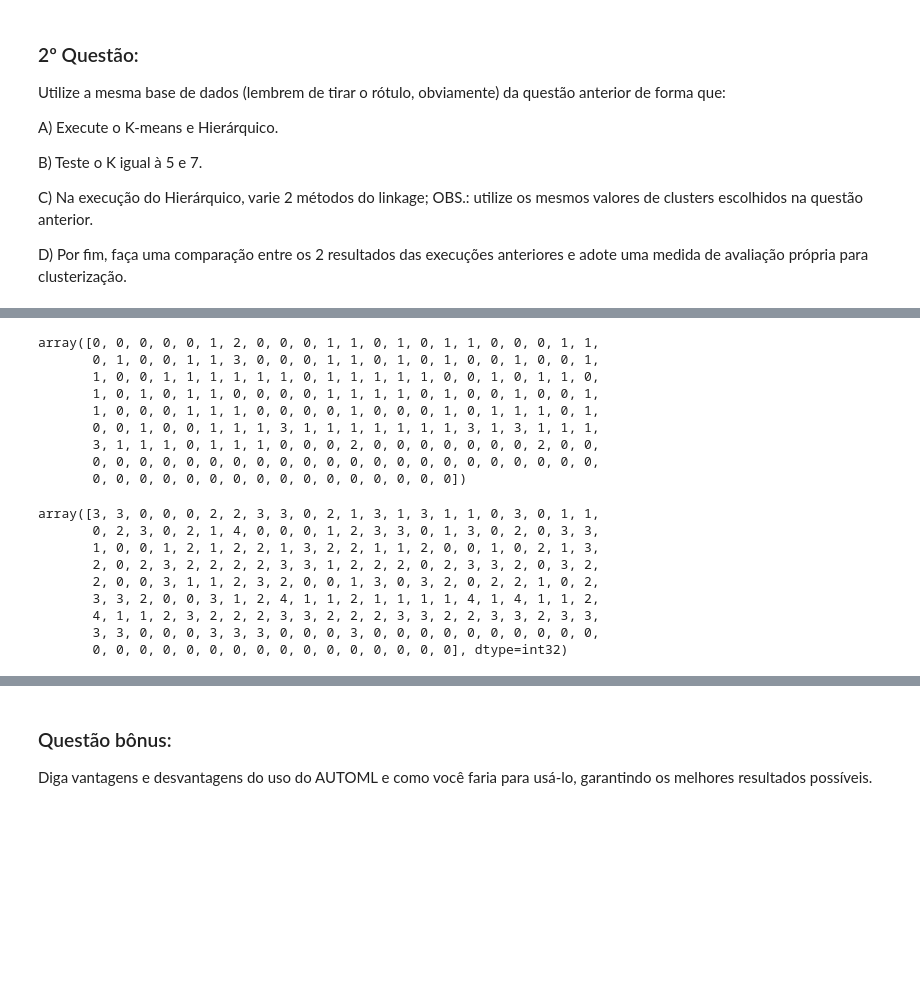
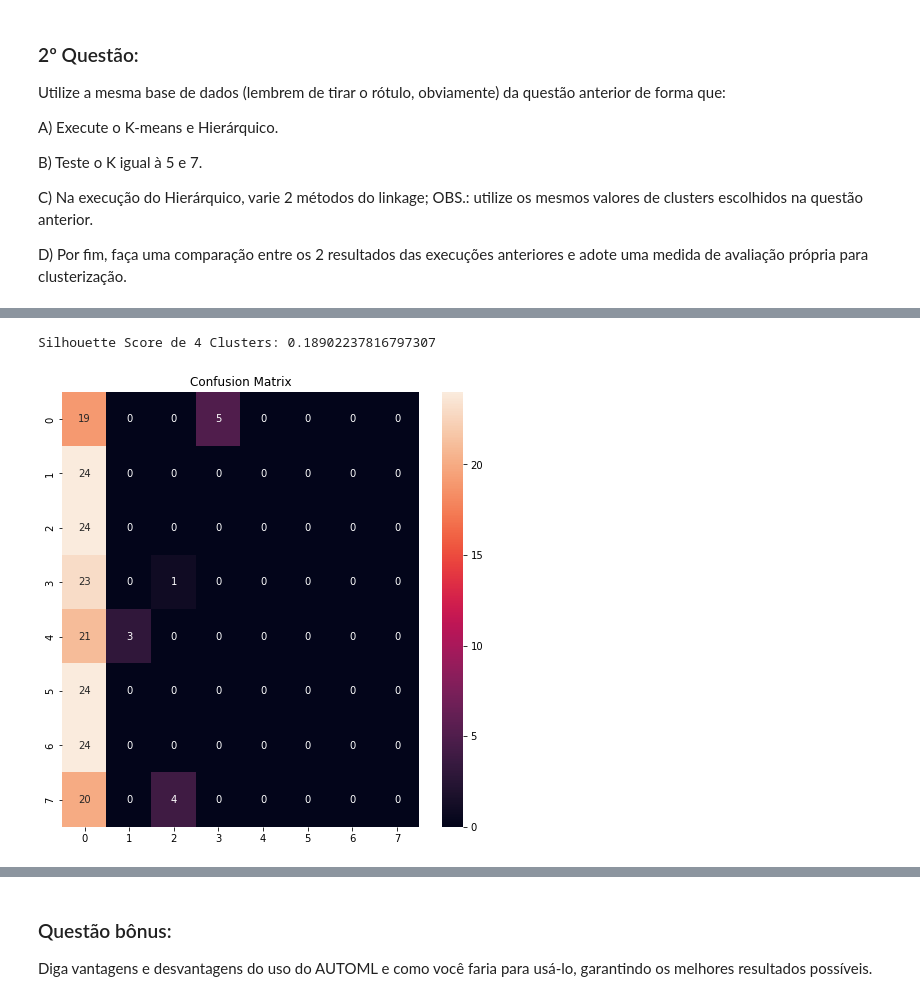
Before and after one commit to mthonorio/IA, a Jupyter notebook: prova_2/ProvaIA_2.ipynb, the cells around one changed output, grey strips where cells are left out. Saved outputs shown, nothing was run; the diff lists cells and outputs as text; code cells hidden in the pictures; blank space fills up the shorter version.

```diff
--- a/prova_2/ProvaIA_2.ipynb
+++ b/prova_2/ProvaIA_2.ipynb
@@ -398,30 +406,16 @@ array([0, 0, 1, 1, 1, 0, 3, 1, 0, 1, 0, 2, 1, 2, 0, 0, 2, 1, 1, 1, 2, 2,
 # %%
 # Execução do Hierárquico com método average e 4 clusters
 
 cluster = AgglomerativeClustering(n_clusters = 4, affinity = 'euclidean', linkage = 'average')
-cluster.fit_predict(df_treaty)
+pred_h = cluster.fit_predict(df_X)
+pred_Hierarquico["4 - average"] = pred_h
+score = silhouette_score(df_X, cluster.labels_, metric='euclidean')
+
+print("Silhouette Score de 4 Clusters: {}\n".format(score))
+ax = sns.heatmap(confusion_matrix(df_treated["GRADE"],pred_h),annot=(confusion_matrix(df_treated["GRADE"],pred_h)))
+ax.figure.set_size_inches(8, 8)
+ax.set_title("Confusion Matrix")
+plt.show()
 # %% [output]
-array([0, 0, 0, 0, 0, 1, 2, 0, 0, 0, 1, 1, 0, 1, 0, 1, 1, 0, 0, 0, 1, 1,
-       0, 1, 0, 0, 1, 1, 3, 0, 0, 0, 1, 1, 0, 1, 0, 1, 0, 0, 1, 0, 0, 1,
-       1, 0, 0, 1, 1, 1, 1, 1, 1, 0, 1, 1, 1, 1, 1, 0, 0, 1, 0, 1, 1, 0,
-       1, 0, 1, 0, 1, 1, 0, 0, 0, 0, 1, 1, 1, 1, 0, 1, 0, 0, 1, 0, 0, 1,
-       1, 0, 0, 0, 1, 1, 1, 0, 0, 0, 0, 1, 0, 0, 0, 1, 0, 1, 1, 1, 0, 1,
-       0, 0, 1, 0, 0, 1, 1, 1, 3, 1, 1, 1, 1, 1, 1, 1, 3, 1, 3, 1, 1, 1,
-       3, 1, 1, 1, 0, 1, 1, 1, 0, 0, 0, 2, 0, 0, 0, 0, 0, 0, 0, 2, 0, 0,
-       0, 0, 0, 0, 0, 0, 0, 0, 0, 0, 0, 0, 0, 0, 0, 0, 0, 0, 0, 0, 0, 0,
-       0, 0, 0, 0, 0, 0, 0, 0, 0, 0, 0, 0, 0, 0, 0, 0])
+Silhouette Score de 4 Clusters: 0.18902237816797307
+[figure, added]
-# %%
-# Execução do K-means com 5 clusters
-
-kmeans = KMeans(n_clusters=5, random_state=1)
-kmeans.fit_predict(df_treaty)
-# %% [output]
-array([3, 3, 0, 0, 0, 2, 2, 3, 3, 0, 2, 1, 3, 1, 3, 1, 1, 0, 3, 0, 1, 1,
-       0, 2, 3, 0, 2, 1, 4, 0, 0, 0, 1, 2, 3, 3, 0, 1, 3, 0, 2, 0, 3, 3,
-       1, 0, 0, 1, 2, 1, 2, 2, 1, 3, 2, 2, 1, 1, 2, 0, 0, 1, 0, 2, 1, 3,
-       2, 0, 2, 3, 2, 2, 2, 2, 3, 3, 1, 2, 2, 2, 0, 2, 3, 3, 2, 0, 3, 2,
-       2, 0, 0, 3, 1, 1, 2, 3, 2, 0, 0, 1, 3, 0, 3, 2, 0, 2, 2, 1, 0, 2,
-       3, 3, 2, 0, 0, 3, 1, 2, 4, 1, 1, 2, 1, 1, 1, 1, 4, 1, 4, 1, 1, 2,
-       4, 1, 1, 2, 3, 2, 2, 2, 3, 3, 2, 2, 2, 3, 3, 2, 2, 3, 3, 2, 3, 3,
-       3, 3, 0, 0, 0, 3, 3, 3, 0, 0, 0, 3, 0, 0, 0, 0, 0, 0, 0, 0, 0, 0,
-       0, 0, 0, 0, 0, 0, 0, 0, 0, 0, 0, 0, 0, 0, 0, 0], dtype=int32)
```
Also changed, not shown: parts of 11 cells of this notebook.
